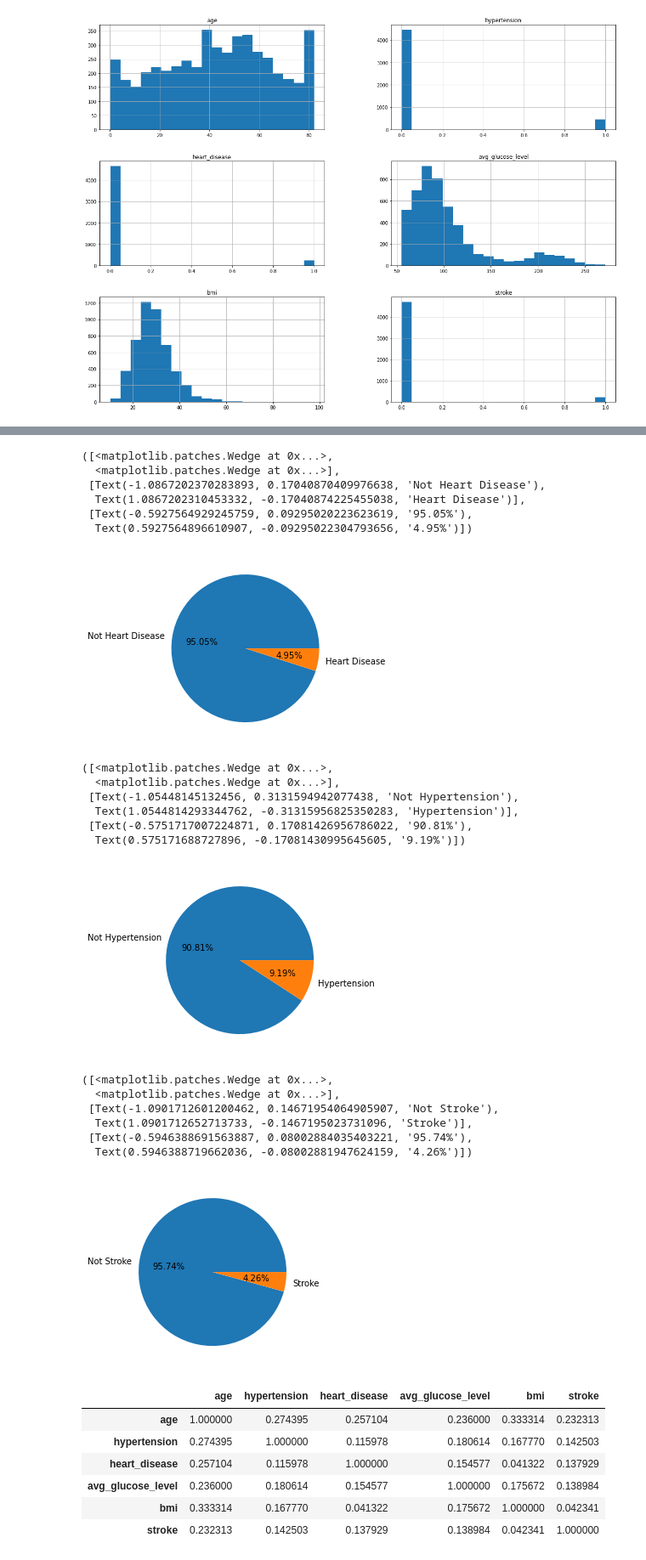
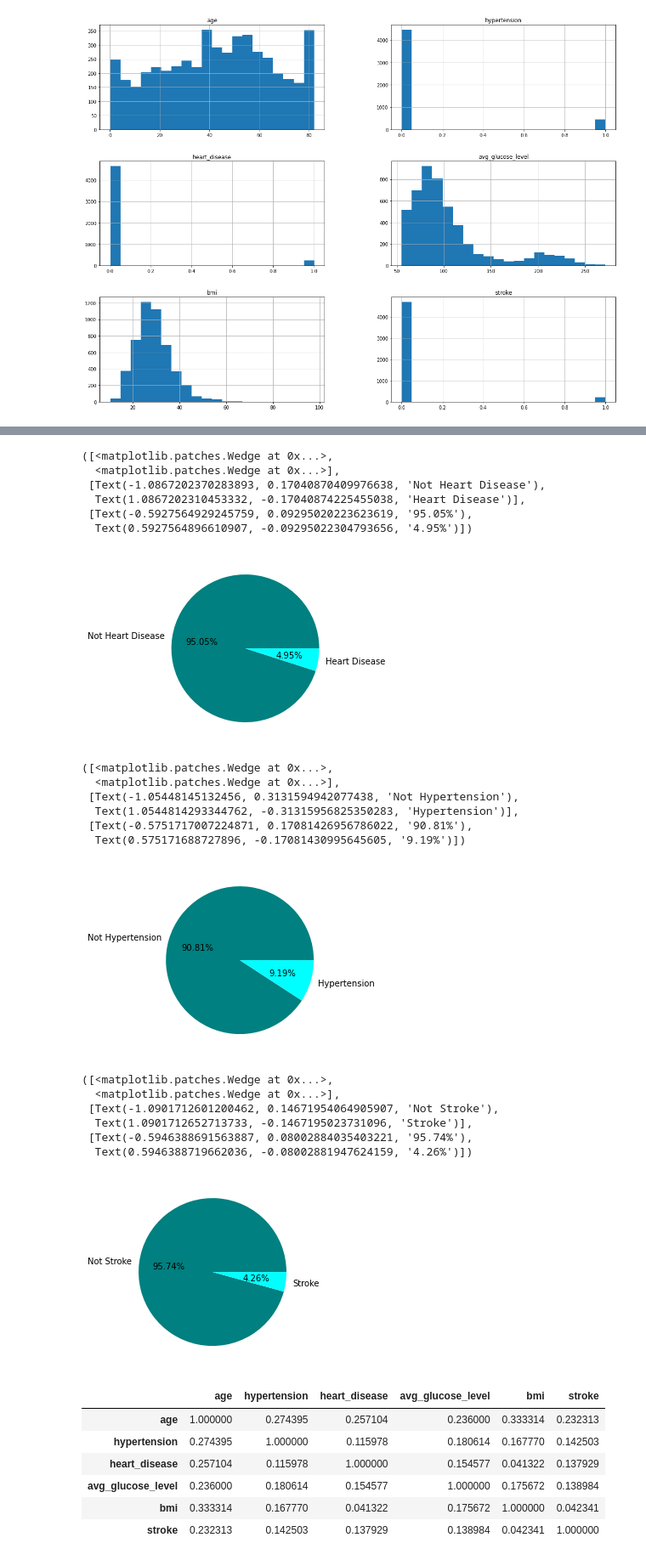
Before and after one commit to anibalfisico/Data-Science, a Jupyter notebook: stroke-prediction-dataset.ipynb, the cells around one changed output, grey strips where cells are left out. Shown at 85% size. Cells and saved outputs as stored; diff of their text form; code cells hidden in the pictures.

Commit message:
Kaggle Notebook | Stroke Prediction Dataset | Version 5

```diff
--- a/stroke-prediction-dataset.ipynb
+++ b/stroke-prediction-dataset.ipynb
@@ -123,7 +153,7 @@ x = np.where(aux == 1)[0][0]
 legend[x] = 'Heart Disease'
 y = np.where(aux == 0)[0][0]
 legend[y] = 'Not Heart Disease'
-plt.pie(x=df.heart_disease.value_counts(),labels=legend,autopct='%1.2f%%')
+plt.pie(x=df.heart_disease.value_counts(),labels=legend,autopct='%1.2f%%',colors=['teal','aqua'])
 # %% [output]
 ([<matplotlib.patches.Wedge at 0x...>,
   <matplotlib.patches.Wedge at 0x...>],
@@ -131,7 +161,7 @@ plt.pie(x=df.heart_disease.value_counts(),labels=legend,autopct='%1.2f%%')
   Text(1.0867202310453332, -0.17040874225455038, 'Heart Disease')],
  [Text(-0.5927564929245759, 0.09295020223623619, '95.05%'),
   Text(0.5927564896610907, -0.09295022304793656, '4.95%')])
-[figure, old version]
+[figure, new version]
 # %%
 # Plotting Hypertension x Not Hypertension
 legend = [0,0]
@@ -140,7 +170,7 @@ x = np.where(aux == 1)[0][0]
 legend[x] = 'Hypertension'
 y = np.where(aux == 0)[0][0]
 legend[y] = 'Not Hypertension'
-plt.pie(x=df.hypertension.value_counts(),labels=legend,autopct='%1.2f%%')
+plt.pie(x=df.hypertension.value_counts(),labels=legend,autopct='%1.2f%%',colors=['teal','aqua'])
 # %% [output]
 ([<matplotlib.patches.Wedge at 0x...>,
   <matplotlib.patches.Wedge at 0x...>],
@@ -148,24 +178,24 @@ plt.pie(x=df.hypertension.value_counts(),labels=legend,autopct='%1.2f%%')
   Text(1.0544814293344762, -0.31315956825350283, 'Hypertension')],
  [Text(-0.5751717007224871, 0.17081426956786022, '90.81%'),
   Text(0.575171688727896, -0.17081430995645605, '9.19%')])
-[figure, old version]
+[figure, new version]
 # %%
 # Plotting Stroke x Not Stroke
 legend = [0,0]
 aux = df.stroke.value_counts().index
 x = np.where(aux == 1)[0][0]
 legend[x] = 'Stroke'
 y = np.where(aux == 0)[0][0]
 legend[y] = 'Not Stroke'
-plt.pie(x=df.stroke.value_counts(),labels=legend,autopct='%1.2f%%')
+plt.pie(x=df.stroke.value_counts(),labels=legend,autopct='%1.2f%%',colors=['teal','aqua'])
 # %% [output]
 ([<matplotlib.patches.Wedge at 0x...>,
   <matplotlib.patches.Wedge at 0x...>],
  [Text(-1.0901712601200462, 0.14671954064905907, 'Not Stroke'),
   Text(1.0901712652713733, -0.1467195023731096, 'Stroke')],
  [Text(-0.5946388691563887, 0.08002884035403221, '95.74%'),
   Text(0.5946388719662036, -0.08002881947624159, '4.26%')])
-[figure, old version]
+[figure, new version]
 # %%
 # Checking the correlation between the variables
 
```
Also changed, not shown: parts of 7 cells of this notebook.
